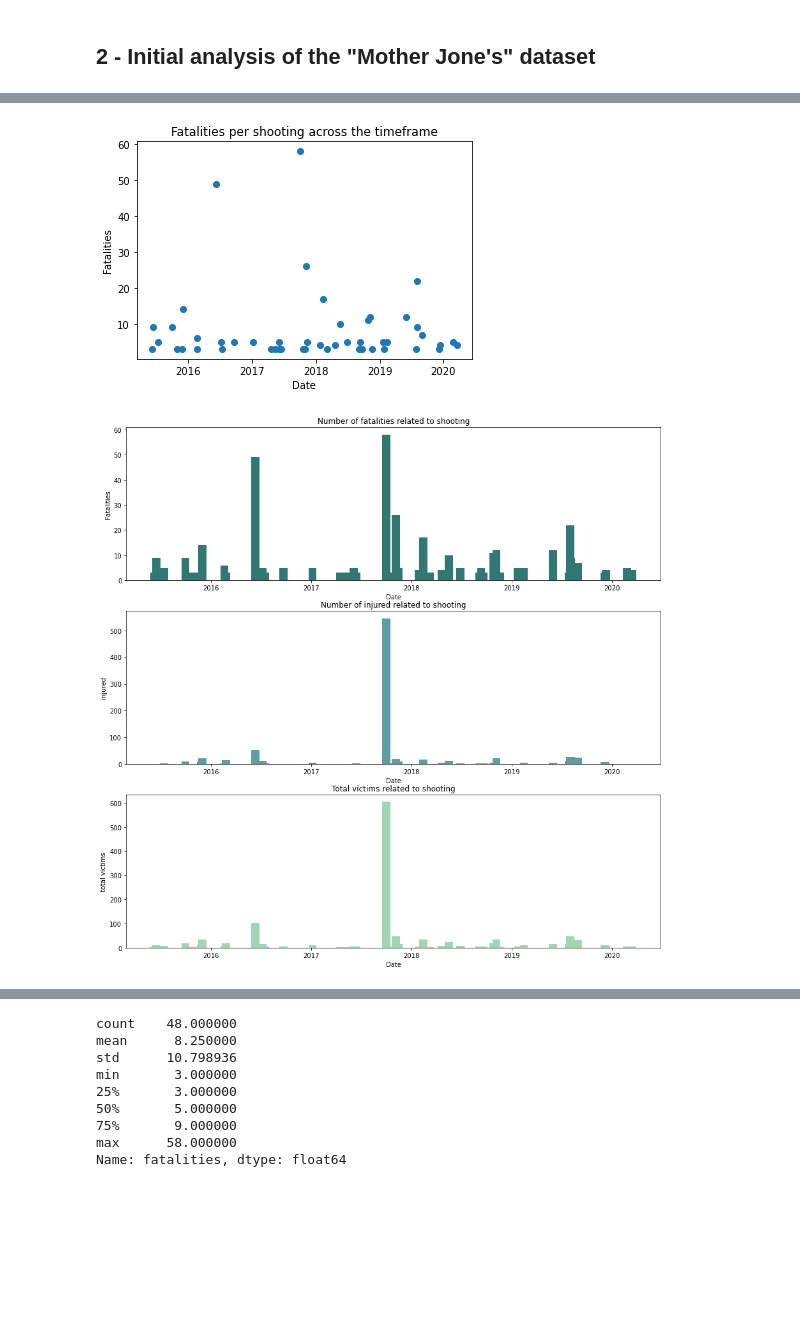
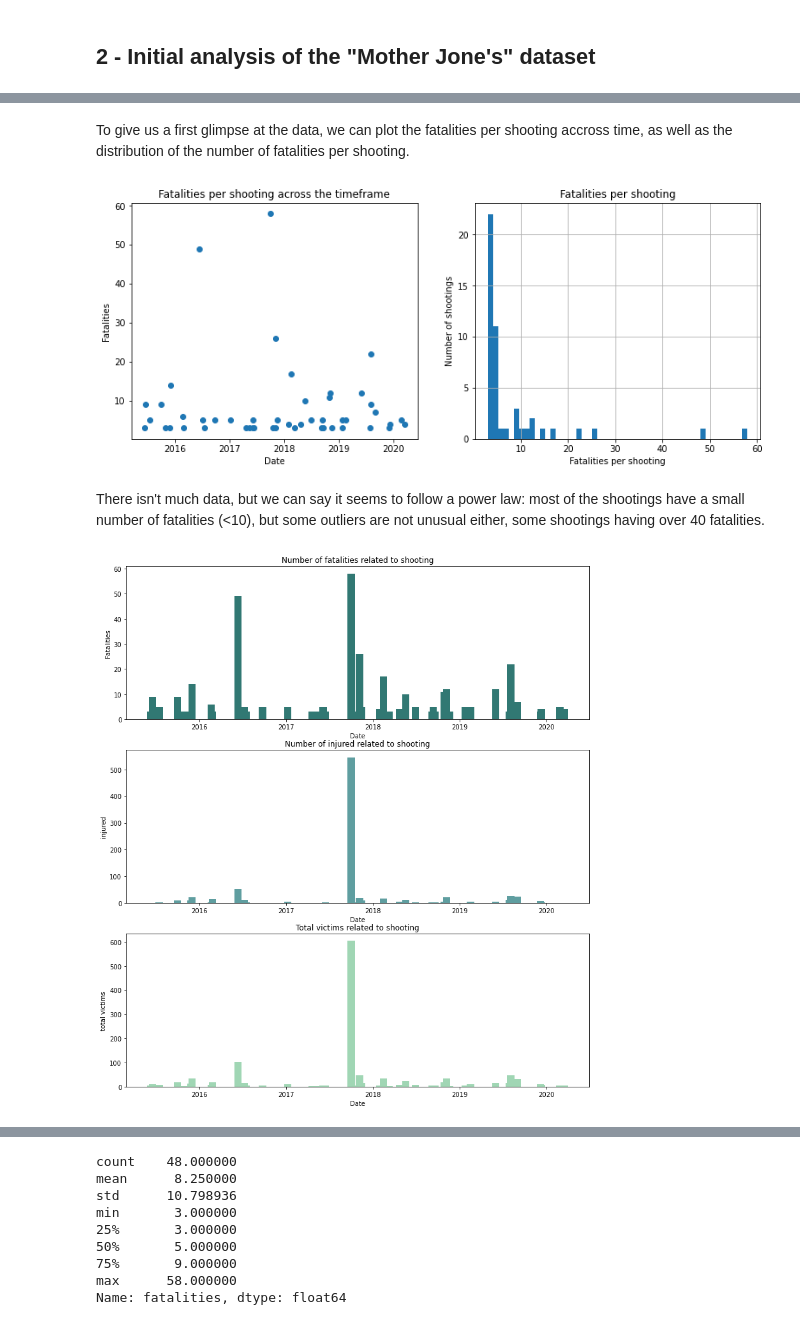
Before and after one commit to epfl-ada/ada-2021-project-clezemath, a Jupyter notebook: milestone2.ipynb, the cells around one changed output, grey strips where cells are left out. Cells and saved outputs as stored; diff of their text form; code cells hidden in the pictures; blank space fills up the shorter version.

```diff
--- a/milestone2.ipynb
+++ b/milestone2.ipynb
@@ -131,20 +131,19 @@ We have also proceeded to some initial analysis of the "Mother Jone's US Mass Sh
 # %%
-# The csv file is read
-data_folder = './Data/'
-df = pd.read_csv(data_folder + 'MassShootings.csv')
+# Reading the csv file
+df = pd.read_csv('./Data/MassShootings.csv')
 
-# Unrelevant columns for the study are dropped
-df = df.drop(columns = ['year', 'summary', 'prior_signs_mental_health_issues', 'mental_health_details', 'mental_health_sources', 'sources_additional_age', 'latitude', 'longitude'])
+# Drop unrelevant columns (for our initial analysis)
+# df = df.drop(columns = ['year', 'summary', 'prior_signs_mental_health_issues', 'mental_health_details', 'mental_health_sources', 'sources_additional_age', 'latitude', 'longitude'])
 
-# Location is splited in 2 columns for better analysis
+# Two new columns: location splitted into town and state
 df[['town', 'state']] = df['location'].str.split(', ', expand = True)
 
-# Mass shooting's date is converted in datetime format for better handling
+# Convert date column to datetime format for better handling
 df['date'] = pd.to_datetime(df['date'])
 
-# Quotebank dataset is limited to years 2015-2021. Same time span is applied here
+# Quotebank dataset is limited to years 2015-2021. Need to use same time span:
 df = df.drop(df[df['date'].dt.year < 2015].index)
 df = df.drop(df[df['date'].dt.year > 2020].index)
 
-df.head()
+df.sample(n=1)
 # %% [output]
@@ -157,18 +153,30 @@ df.head()
+# %% [markdown]
+To give us a first glimpse at the data, we can plot the fatalities per shooting accross time, as well as the distribution of the number of fatalities per shooting.
 # %%
-# ploting all shootings since 2015 according to the fatalities
-plt.scatter(df['date'], df['fatalities'])
-plt.title('Fatalities per shooting across the timeframe')
-plt.xlabel('Date')
-plt.ylabel('Fatalities')
-plt.show()
+fig, ax = plt.subplots(1,2,figsize=(13,5))
+
+# Plot shootings in (time, number of fatalities) format
+ax[0].scatter(df['date'], df['fatalities'])
+ax[0].set_title('Fatalities per shooting across the timeframe')
+ax[0].set_xlabel('Date')
+ax[0].set_ylabel('Fatalities');
+
+# Plot the distribution of the number of fatalities
+ax[1] = df['fatalities'].hist(bins= 50)
+ax[1].set_xlabel('Fatalities per shooting')
+ax[1].set_ylabel('Number of shootings')
+ax[1].set_title('Fatalities per shooting');
 # %% [output]
-[figure, old version]
+[figure, new version]
+# %% [markdown]
+There isn't much data, but we can say it seems to follow a power law: most of the shootings have a small number of fatalities (<10), but some outliers are not unusual either, some shootings having over 40 fatalities.
 # %%
-# We will use this in a comparitive plot in part 3
-backup2 = df[['date','fatalities']]
+# NOTE PERSO: JE ME DEMANDE A QUEL POINT CES 3 PLOTS SONT NECESSAIRES.
+# LAISSONS PEUT ETRE JUSTE POUR TOTAL VICTIMS OU POUR FATALITIES, MAIS LES 3 C'EST UN PEU REDONDANT
+# EVENTUELLEMENT SUPERPOSER LES 3??
 
 # The distribution of of fatalities, injured, total per month is plotted here
-fig, ax = plt.subplots(3,1,figsize=(15, 15))
+fig, ax = plt.subplots(3,1,figsize=(13, 15))
 
 # Add x-axis and y-axis
 ax[0].bar(df['date'], df['fatalities'], width = 30, color = '#317873') #chosing the width to be equal to a month
@@ -182,4 +190,4 @@ ax[2].set(xlabel="Date", ylabel="total victims", title="Total victims related to
 
 plt.show()
 # %% [output]
-[figure, old version]
+[figure, new version]
```
Also changed, not shown: parts of 18 cells of this notebook.
